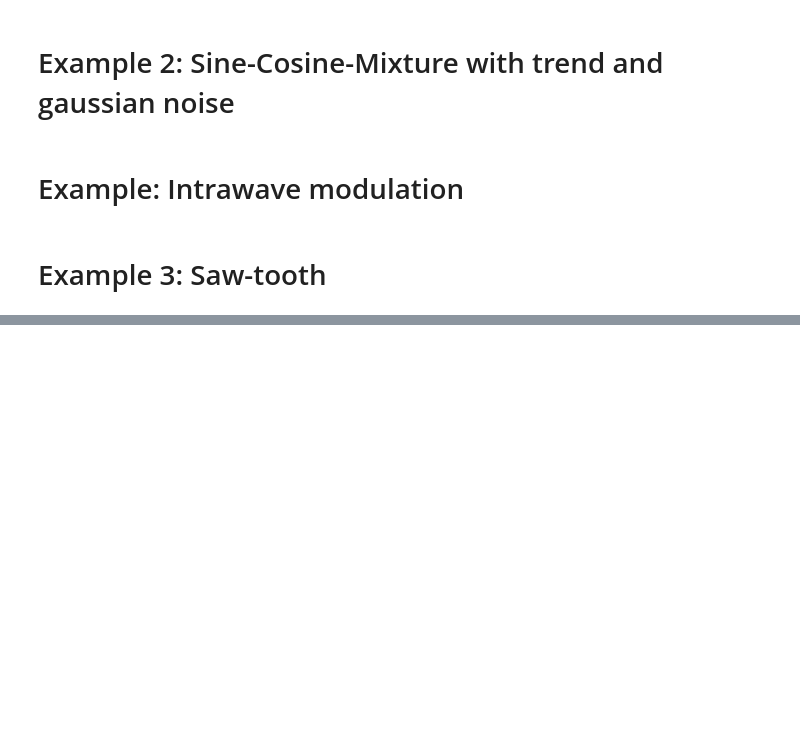
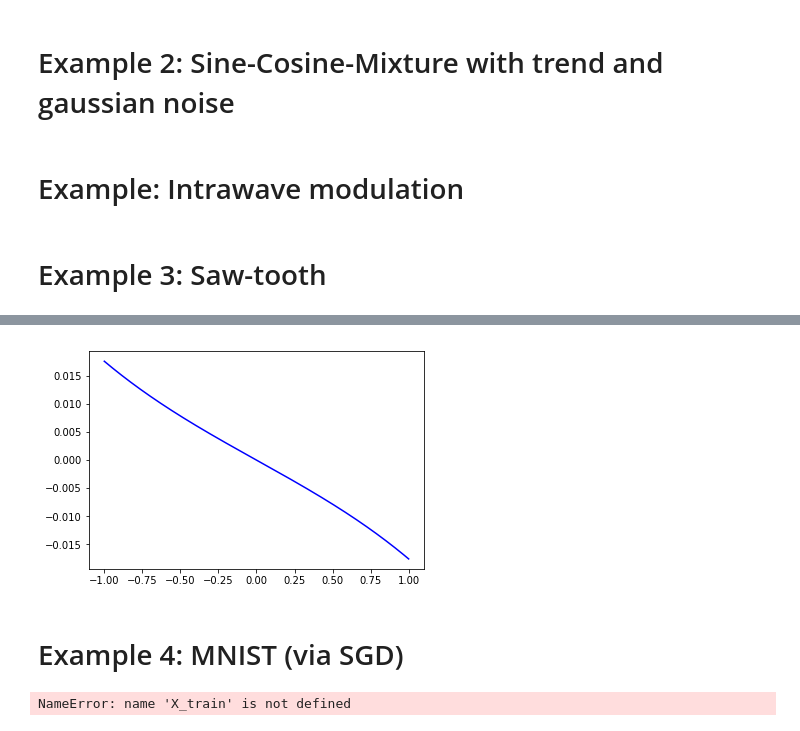
Before and after one commit to RiemannAI/openRT, a Jupyter notebook: examples/ExpectationModel_tests.ipynb, the cells around one changed output, grey strips where cells are left out. Drawn from its saved outputs; the diff is of its cells as text; code cells hidden in the pictures; blank space fills up the shorter version.

```diff
--- a/examples/ExpectationModel_tests.ipynb
+++ b/examples/ExpectationModel_tests.ipynb
@@ -276 +249,6 @@ M.add(layers.DiagExpectationUnitLayer(784,1,Qmax=5,paramBound=5))
+# %%
+M = mdl.Model()
+M.add(layers.DiagExpectationUnitLayer(784,25))
+M.add(layers.DiagExpectationUnitLayer(25,10))
+M.add(layers.SoftMaxLayer(10))
 # %%
@@ -291,3 +284,9 @@ P=np.abs(np.round(np.real(M.predict(np.transpose(X_test)))))
 
 print(classification_report(Y_test,P.T))
 print(confusion_matrix(Y_test, P.T))
+# %%
+M.get_layer(1).show_activation(9,1)
+# %% [output]
+[figure, added]
+# %% [markdown]
+# Example 4: MNIST (via SGD)
@@ -293,0 +297,6 @@ print(confusion_matrix(Y_test, P.T))
+# %%
+minim = minimizer.SGD()
+
+sol=minim.train(mse, M, np.transpose(X_train), Y_train, lr=1, maxiter=200, batch_size=1000)
+# %% [output]
+NameError: name 'X_train' is not defined
```
Also changed, not shown: parts of 8 cells of this notebook, 4 other files.
